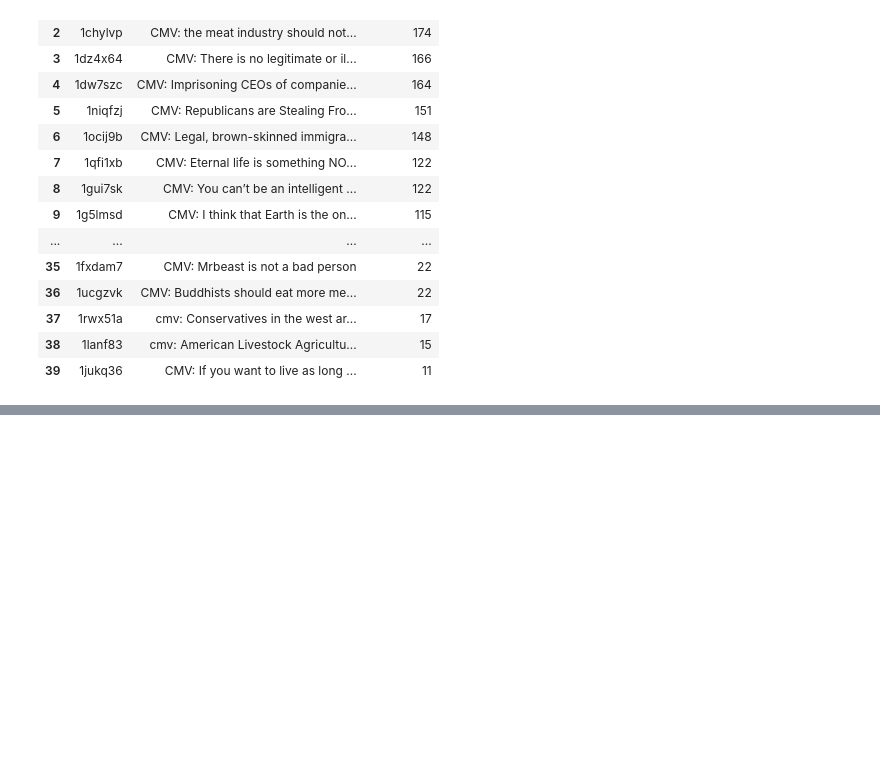
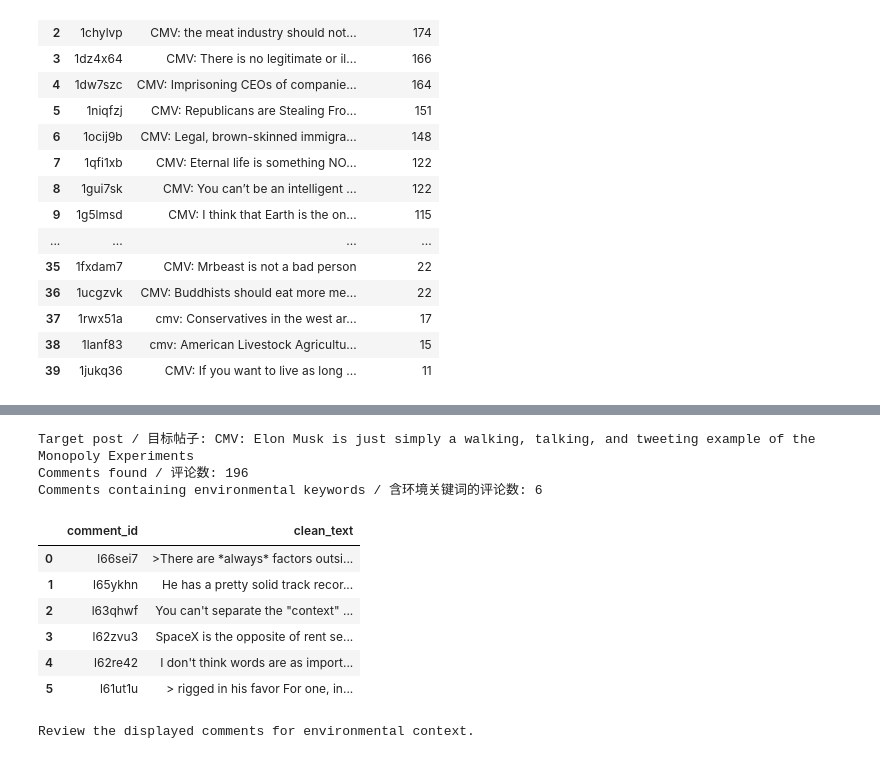
Before and after one commit to Rahulbhat2022/Dataminingproject, a Jupyter notebook: DM1_06_changemyview_relevance_audit.ipynb, the cells around one changed output, grey strips where cells are left out. Drawn from its saved outputs; the diff is of its cells as text; code cells hidden in the pictures; blank space fills up the shorter version.

Commit message:
just updated these files

```diff
--- a/DM1_06_changemyview_relevance_audit.ipynb
+++ b/DM1_06_changemyview_relevance_audit.ipynb
@@ -45,8 +45,13 @@ def display_full_titles(frame):
     )
     display(styled)
 
-BASE_DIR = Path(r"D:\DM1_project")
-DATA_PATH = BASE_DIR / "reddit_opinion_climate_change_cleaned_final.parquet"
+WORK_DIR = Path.cwd()
+DATA_PATH = next(
+    (folder / "reddit_opinion_climate_change_cleaned_final.parquet"
+     for folder in (WORK_DIR, WORK_DIR.parent)
+     if (folder / "reddit_opinion_climate_change_cleaned_final.parquet").exists()),
+    WORK_DIR / "reddit_opinion_climate_change_cleaned_final.parquet",
+)
 
 START_DATE = pd.Timestamp("2023-11-19")
 END_EXCLUSIVE = pd.Timestamp("2026-09-01")
@@ -386,0 +325,58 @@ A title-based rule cannot prove that every unmatched comment is irrelevant or th
+# %%
+TARGET_TITLE = (
+    "CMV: Elon Musk is just simply a walking, talking, and tweeting "
+    "example of the Monopoly Experiments"
+)
+
+ENVIRONMENT_PATTERN = (
+    r"(?i)\b(?:climate|climatic|global\s+warming|greenhouse|carbon|co2|"
+    r"emission(?:s)?|methane|fossil\s+fuels?|renewable|clean\s+energy|"
+    r"solar|wind\s+power|natural\s+gas|electric\s+vehicles?|evs?|"
+    r"nuclear|sea\s+level|glacier(?:s)?|drought(?:s)?|wildfire(?:s)?|"
+    r"environment(?:al)?|pollution|ecolog(?:y|ical)|biodiversity|conservation)\b"
+)
+
+target_comments = cmv.loc[
+    cmv["post_title"].eq(TARGET_TITLE),
+    ["comment_id", "post_id", "post_title", "clean_text"],
+].copy()
+
+target_comments["environment_match"] = target_comments["clean_text"].str.contains(
+    ENVIRONMENT_PATTERN, regex=True, na=False
+)
+
+print("Target post / 目标帖子:", TARGET_TITLE)
+print("Comments found / 评论数:", len(target_comments))
+print(
+    "Comments containing environmental keywords / 含环境关键词的评论数:",
+    int(target_comments["environment_match"].sum()),
+)
+
+display(
+    target_comments.loc[
+        target_comments["environment_match"],
+        ["comment_id", "clean_text"],
+    ].reset_index(drop=True)
+)
+
+if target_comments.empty:
+    print("No exact title match was found in the eligible CMV data.")
+elif not target_comments["environment_match"].any():
+    print(
+        "No environmental keywords were found. This does not prove that the post "
+        "contains no environmental discussion."
+    )
+else:
+    print("Review the displayed comments for environmental context.")
+# %% [output]
+Target post / 目标帖子: CMV: Elon Musk is just simply a walking, talking, and tweeting example of the Monopoly Experiments
+Comments found / 评论数: 196
+Comments containing environmental keywords / 含环境关键词的评论数: 6
+|  | comment_id | clean_text |
+| 0 | l66sei7 | >There are *always* factors outsi... |
+| 1 | l65ykhn | He has a pretty solid track recor... |
+| 2 | l63qhwf | You can't separate the "context" ... |
+| 3 | l62zvu3 | SpaceX is the opposite of rent se... |
+| 4 | l62re42 | I don't think words are as import... |
+| 5 | l61ut1u | > rigged in his favor For one, in... |
+Review the displayed comments for environmental context.
```
Also changed, not shown: parts of 3 cells of this notebook, 5 other files.
